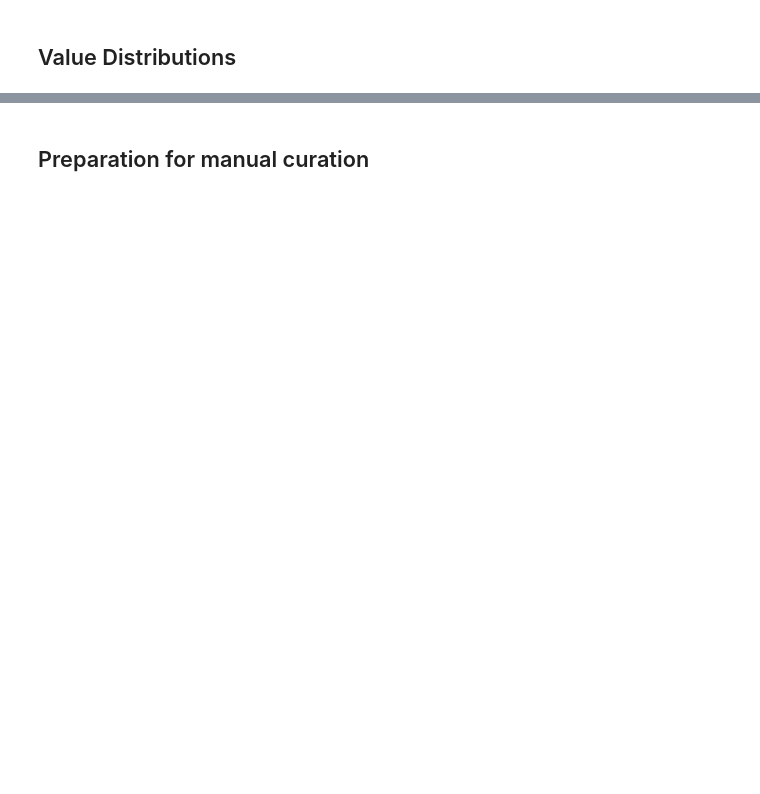
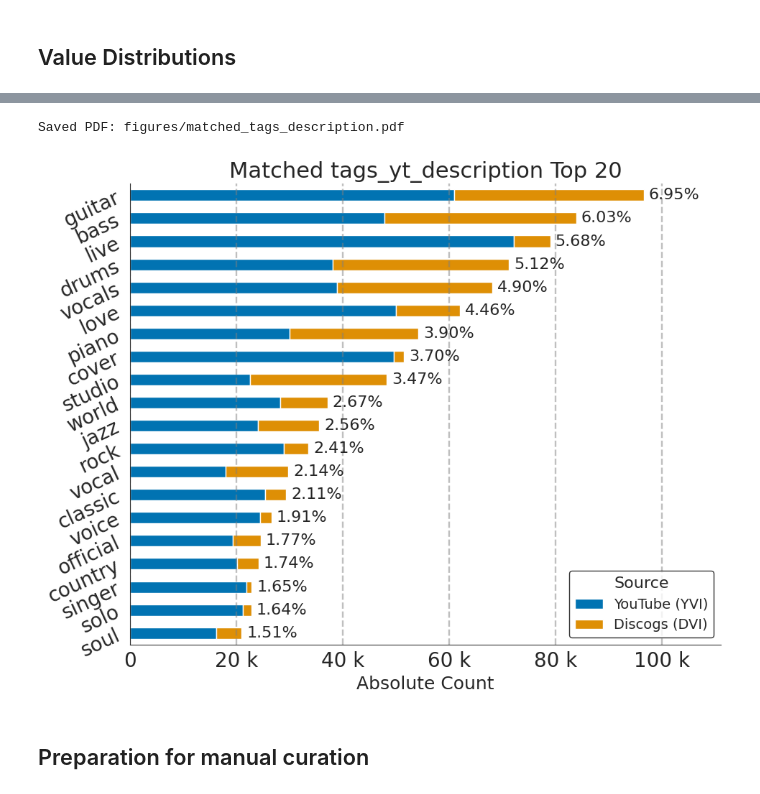
Before and after one commit to progsi/divers_dataset, a Jupyter notebook: tags_analysis.ipynb, the cells around one changed output, grey strips where cells are left out. Saved outputs shown, nothing was run; the diff lists cells and outputs as text; code cells hidden in the pictures; blank space fills up the shorter version.

```diff
--- a/tags_analysis.ipynb
+++ b/tags_analysis.ipynb
@@ -173,3 +219,9 @@ Saved PDF: figures/matched_tags.pdf
+# %%
+plot_string_counts_barh(df, "tags_yt_description", top_n=20, out_file="figures/matched_tags_description.pdf", hue="Source",
+                        stacked=True)
+# %% [output]
+Saved PDF: figures/matched_tags_description.pdf
+[figure, added]
 # %% [markdown]
 ## Preparation for manual curation
 # %%
```
Also changed, not shown: parts of 7 cells of this notebook, 7 other files.
